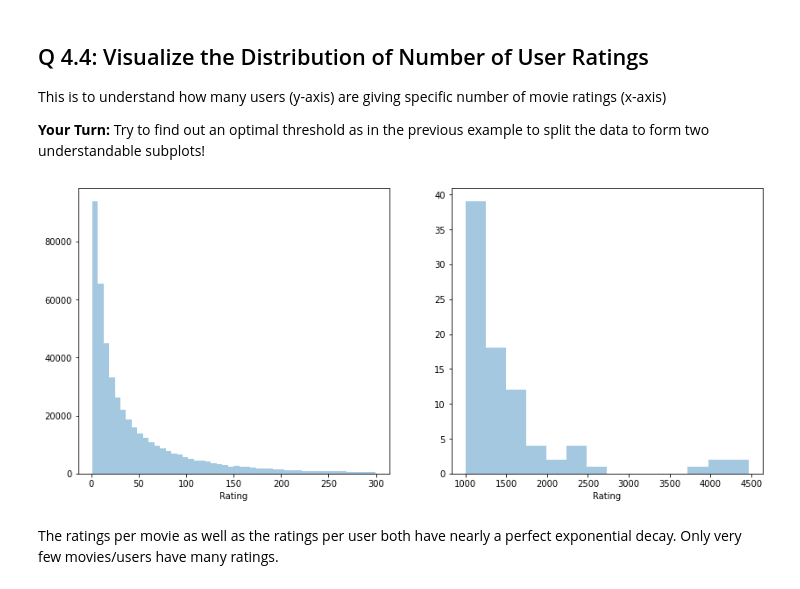
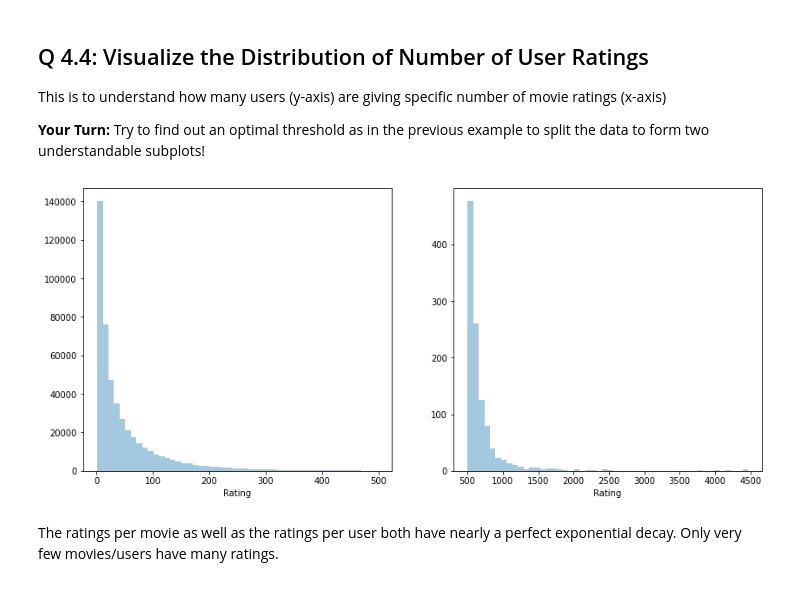
Before and after one commit to ardyghalebi/mec-mini-projects, a Jupyter notebook: mec-17.4.1-recommendation-systems-mini-project/Ardavan_Ghalebi_Mini_Project_Recommendation_Systems.ipynb, the cells around one changed output. Saved outputs shown, nothing was run; the diff lists cells and outputs as text; code cells hidden in the pictures.

```diff
--- a/mec-17.4.1-recommendation-systems-mini-project/Ardavan_Ghalebi_Mini_Project_Recommendation_Systems.ipynb
+++ b/mec-17.4.1-recommendation-systems-mini-project/Ardavan_Ghalebi_Mini_Project_Recommendation_Systems.ipynb
@@ -302,11 +288,11 @@ __Your Turn:__ Try to find out an optimal threshold as in the previous example t
 # %%
 fig, ax = plt.subplots(1, 2, figsize=(14,6))
 
 data = df.groupby('User')['Rating'].count()
-sns.distplot(data[data  < 300], kde=False, ax=ax[0]);
-sns.distplot(data[data  > 1000], kde=False, ax=ax[1]);
+sns.distplot(data[data  < 500], kde=False, ax=ax[0]);
+sns.distplot(data[data  > 500], kde=False, ax=ax[1]);
 # %% [output]
-[figure, old version]
+[figure, new version]
 # %% [markdown]
 The ratings per movie as well as the ratings per user both have nearly a perfect exponential decay. Only very few movies/users have many ratings.
 # %% [markdown]
```
Also changed, not shown: parts of 39 cells of this notebook.
